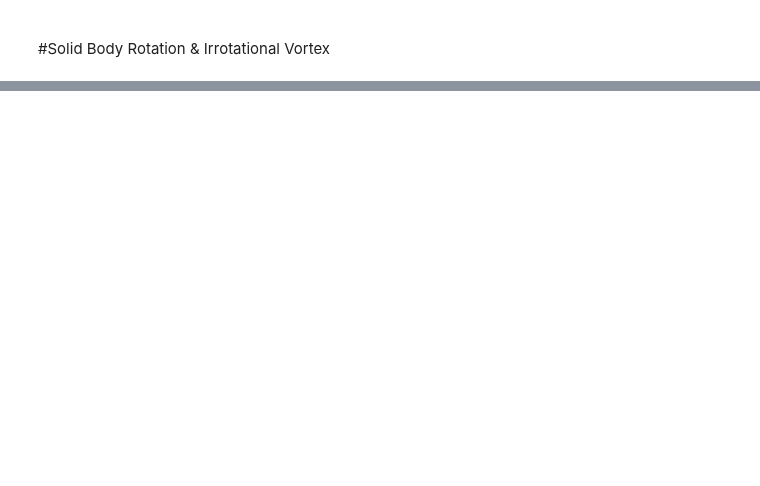
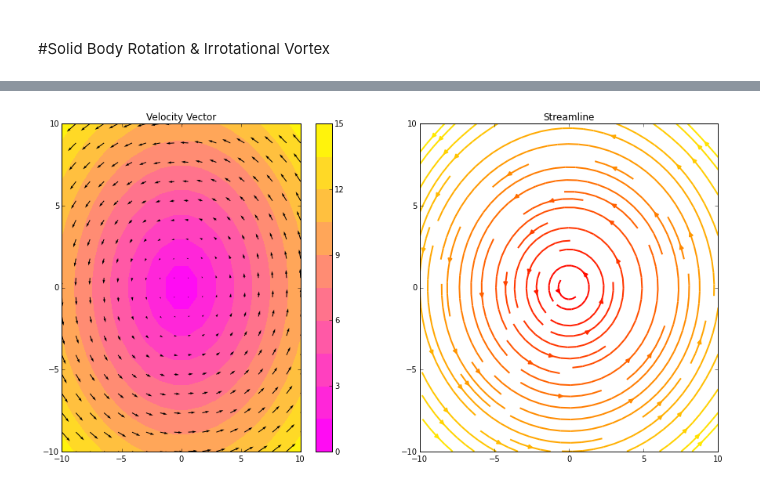
Before and after one commit to cdohl/ph3501, a Jupyter notebook: notebooks/05_Solid Body Rotation & Irrotational Vortex.ipynb, the cells around one changed output, grey strips where cells are left out. Drawn from its saved outputs; the diff is of its cells as text; code cells hidden in the pictures; blank space fills up the shorter version.

```diff
--- a/notebooks/05_Solid Body Rotation & Irrotational Vortex.ipynb
+++ b/notebooks/05_Solid Body Rotation & Irrotational Vortex.ipynb
@@ -89,0 +66,25 @@ Below you find a video of Dolphin generating and playing with vortex rings.
+# %%
+%matplotlib inline
+import math
+import numpy as np
+import matplotlib.pylab as plt
+
+#Plotting a solid body rotation velocity field
+omega0=1. #angular velocity and 1/2 of the vorticity
+x2,x1 = np.mgrid[-10:10:18j, -10:10:18j] #arrays for x1 and x2 with 18 elements running form -10 to 10
+#The flow field u_r=0 and u_theta=omega0*r in cartesian coordinates
+u1=-omega0*x2
+u2=omega0*x1
+uabs=np.sqrt(u1**2+u2**2) #absolute velocity
+#now the plotting starts
+fig = plt.figure(figsize=(15,7.5), dpi=100) #larger figure area
+plt.subplot(1, 2, 1) #two plots side by sise
+CS = plt.contourf(x1, x2, uabs, 10,cmap=plt.cm.spring) #first the contour
+plt.colorbar(CS) #a colorbar
+plt.quiver(x1,x2,u1,u2) #and the vector plot
+plt.title('Velocity Vector')
+plt.subplot(1, 2, 2) #then the second plot using the inbuild streamplot function to plot streamlines
+plt.streamplot(x1, x2, u1, u2, color=uabs, linewidth=2, cmap=plt.cm.autumn)
+plt.title('Streamline');
+# %% [output]
+[figure, added]
```
Also changed, not shown: parts of 5 cells of this notebook.
